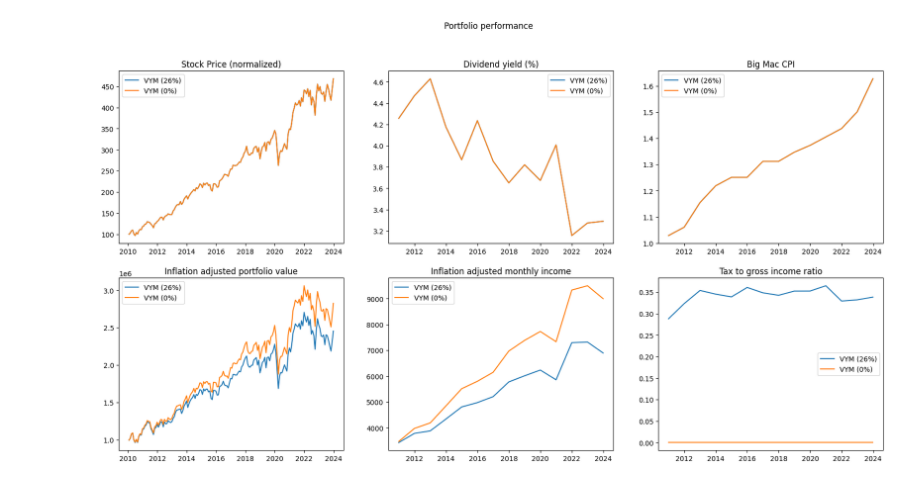
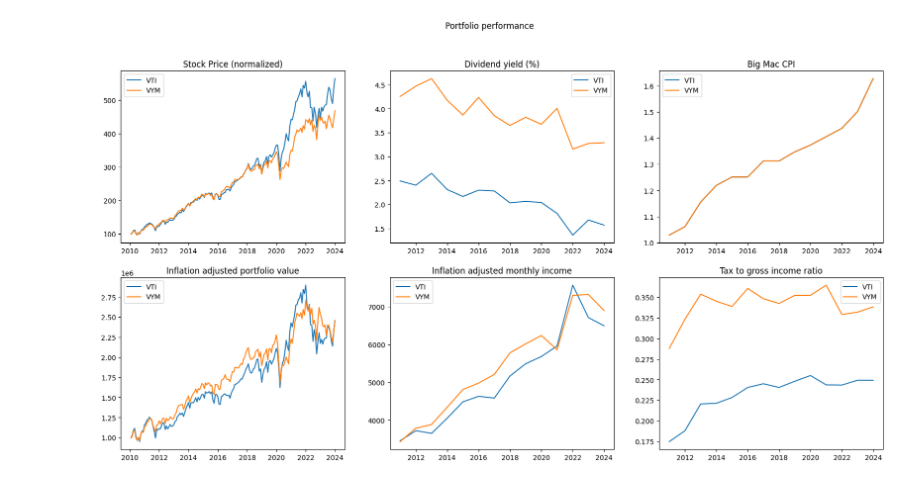
Before and after one commit to reasv/capsim, a Jupyter notebook: sim_iter.ipynb, the cells around one changed output. Drawn from its saved outputs; the diff is of its cells as text; code cells hidden in the pictures.

Commit message:
multi-analysis

```diff
--- a/sim_iter.ipynb
+++ b/sim_iter.ipynb
@@ -223,23 +284,23 @@ def plot_multiple(monthly: List[pd.DataFrame], yearly: List[pd.DataFrame], ticke
 # %%
 initial_investment = 1000000
 yearly_sale_percentage = 0.04
 capital_gains_tax = 0.26
 dividend_tax = 0.26
 monthly_sale_percentage = yearly_sale_percentage / 12
 ticker = 'VTI' # Vanguard High Dividend Yield ETF
 starting_date = '2010-01-01'
 
 def full_analysis(ticker, starting_date, monthly_sale_percentage, initial_investment, dividend_tax, capital_gains_tax):
     download_price_data(ticker)
     src = load_source_data(f"monthly_adjusted_{ticker}.csv", "bigmac2.csv", starting_date)
     monthly = src.copy()
     monthly['perc. sold'] = monthly_sale_percentage
     monthly = process_strategy(monthly, initial_investment, dividend_tax, capital_gains_tax)
     return monthly, annualize(monthly)
 
-monthlyA, yearlyA = full_analysis("VYM", starting_date, monthly_sale_percentage, initial_investment, dividend_tax, capital_gains_tax)
-monthlyB, yearlyB = full_analysis("VYM", starting_date, monthly_sale_percentage, initial_investment, 0, 0)
+monthlyA, yearlyA = full_analysis("VTI", starting_date, monthly_sale_percentage, initial_investment, dividend_tax, capital_gains_tax)
+monthlyB, yearlyB = full_analysis("VYM", starting_date, monthly_sale_percentage, initial_investment, 0.26, 0.26)
 
-plot_multiple([monthlyA, monthlyB], [yearlyA, yearlyB], ["VYM (26%)", "VYM (0%)"])
+plot_multiple([monthlyA, monthlyB], [yearlyA, yearlyB], ["VTI", "VYM"])
 # %% [output]
-[figure, old version]
+[figure, new version]
```
Also changed, not shown: parts of 4 cells of this notebook.
